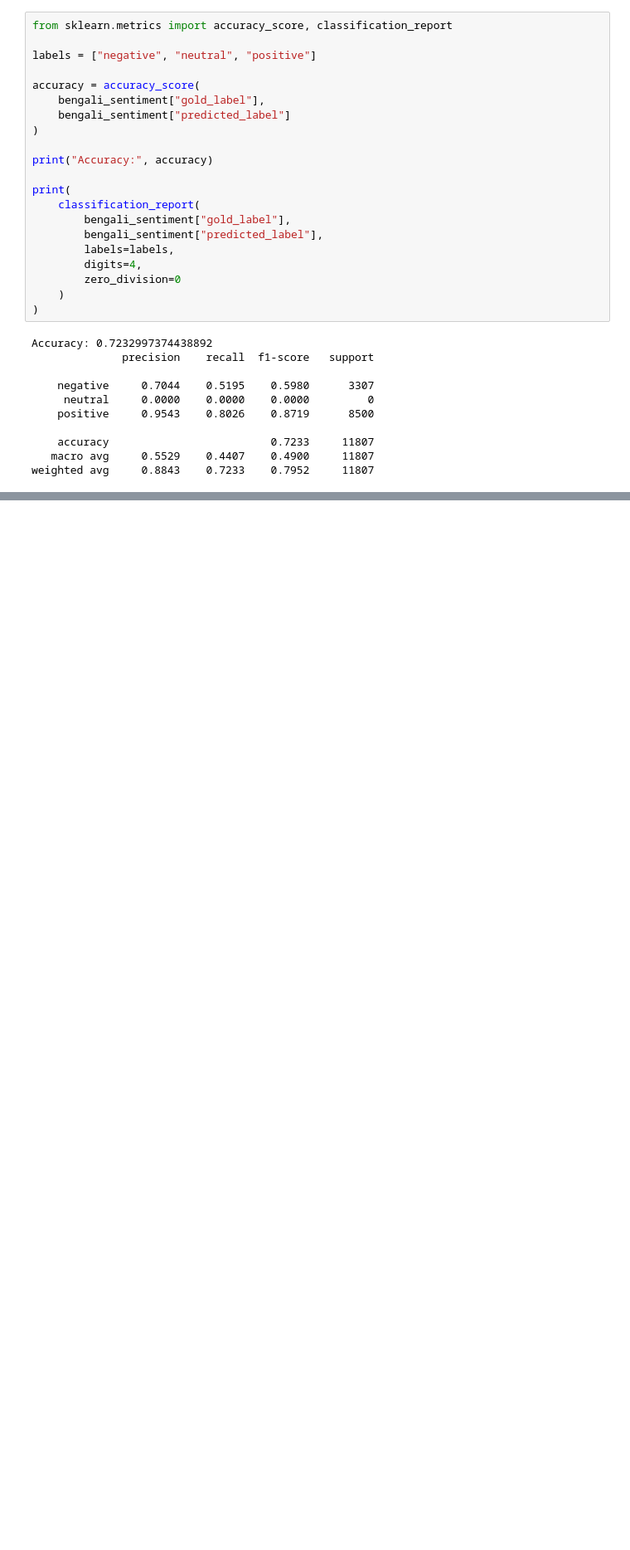
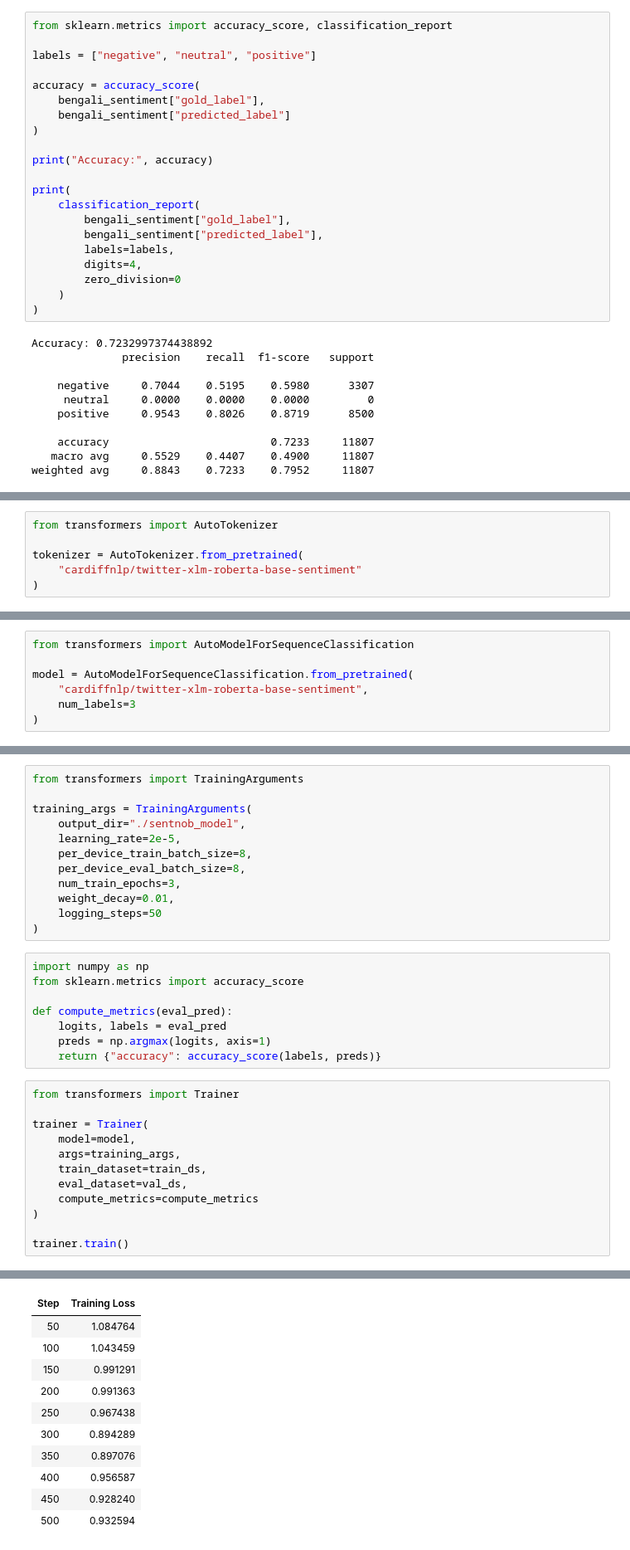
Before and after one commit to ridika-2004/Comparison_of_XLM-RoBERTa_and_BanglaBERT_on_Bengali_and_Code-Mixed_Dataset, a Jupyter notebook: Model/xlmr_baseline_test.ipynb, the cells around one changed output, grey strips where cells are left out. Shown at 83% size. Drawn from its saved outputs; the diff is of its cells as text; blank space fills up the shorter version.

Commit message:
sentnob model

```diff
--- a/Model/xlmr_baseline_test.ipynb
+++ b/Model/xlmr_baseline_test.ipynb
@@ -287,0 +335,6 @@ weighted avg     0.8843    0.7233    0.7952     11807
+# %%
+from transformers import AutoTokenizer
+
+tokenizer = AutoTokenizer.from_pretrained(
+    "cardiffnlp/twitter-xlm-roberta-base-sentiment"
+)
@@ -287,0 +357,7 @@ weighted avg     0.8843    0.7233    0.7952     11807
+# %%
+from transformers import AutoModelForSequenceClassification
+
+model = AutoModelForSequenceClassification.from_pretrained(
+    "cardiffnlp/twitter-xlm-roberta-base-sentiment",
+    num_labels=3
+)
@@ -287,0 +372,33 @@ weighted avg     0.8843    0.7233    0.7952     11807
+# %%
+from transformers import TrainingArguments
+
+training_args = TrainingArguments(
+    output_dir="./sentnob_model",
+    learning_rate=2e-5,
+    per_device_train_batch_size=8,
+    per_device_eval_batch_size=8,
+    num_train_epochs=3,
+    weight_decay=0.01,
+    logging_steps=50
+)
+# %%
+import numpy as np
+from sklearn.metrics import accuracy_score
+
+def compute_metrics(eval_pred):
+    logits, labels = eval_pred
+    preds = np.argmax(logits, axis=1)
+    return {"accuracy": accuracy_score(labels, preds)}
+# %%
+from transformers import Trainer
+
+trainer = Trainer(
+    model=model,
+    args=training_args,
+    train_dataset=train_ds,
+    eval_dataset=val_ds,
+    compute_metrics=compute_metrics
+)
+
+trainer.train()
+# %% [output]
@@ -287,0 +406,11 @@ weighted avg     0.8843    0.7233    0.7952     11807
+| Step | Training Loss |
+| 50 | 1.084764 |
+| 100 | 1.043459 |
+| 150 | 0.991291 |
+| 200 | 0.991363 |
+| 250 | 0.967438 |
+| 300 | 0.894289 |
+| 350 | 0.897076 |
+| 400 | 0.956587 |
+| 450 | 0.928240 |
+| 500 | 0.932594 |
```
Also changed, not shown: parts of 10 cells of this notebook.
